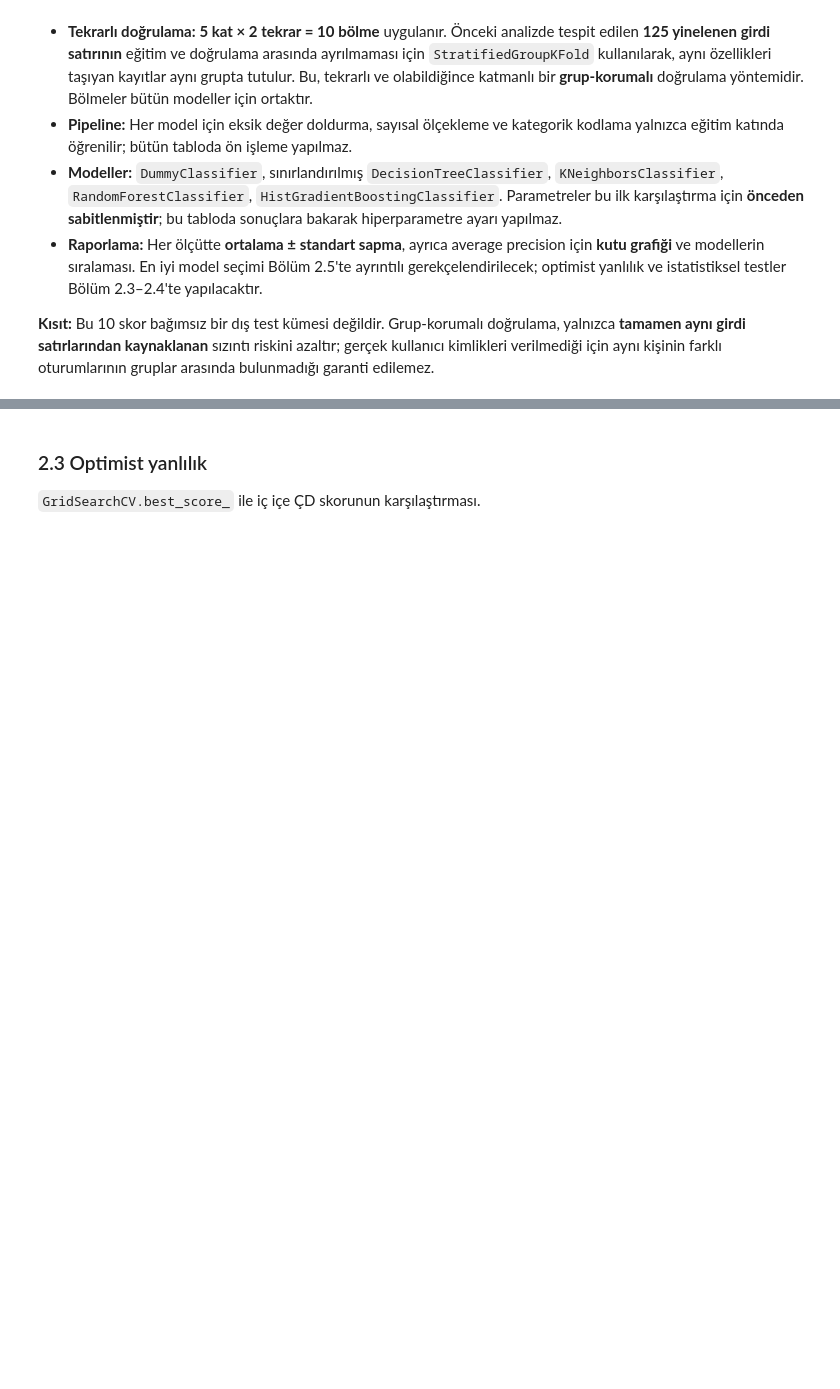
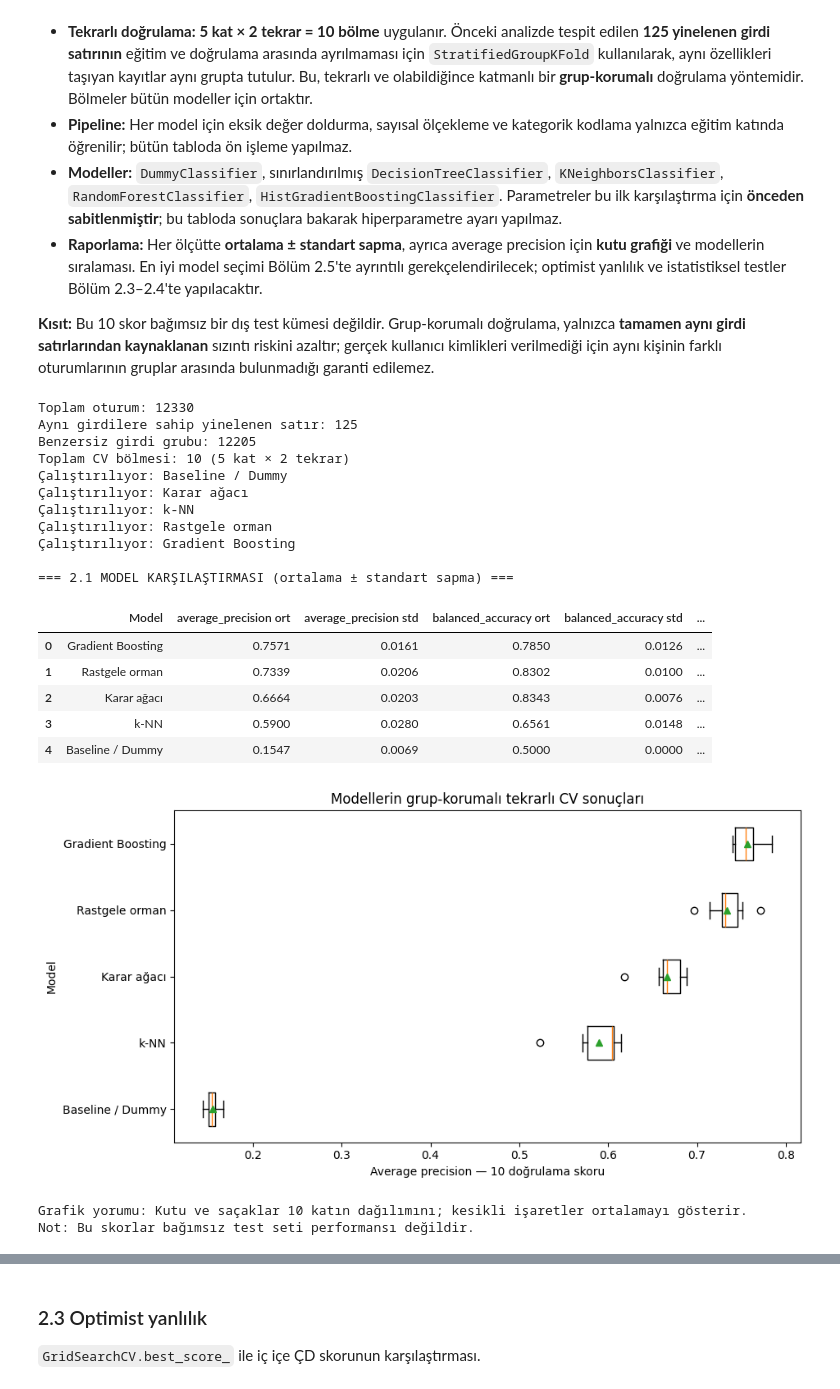
Before and after one commit to Sdesry/Proje1, a Jupyter notebook: proje1/BIL545_Proje1_TekKisi.ipynb, the cells around one changed output, grey strips where cells are left out. Saved outputs shown, nothing was run; the diff lists cells and outputs as text; code cells hidden in the pictures; blank space fills up the shorter version.

```diff
--- a/proje1/BIL545_Proje1_TekKisi.ipynb
+++ b/proje1/BIL545_Proje1_TekKisi.ipynb
@@ -1254,32 +1254,53 @@ for name_21, clf_21 in model_definitions_21.items():
         n_jobs=1, error_score="raise"
     )
     raw_scores_21[name_21] = score_21
     item_21 = {"Model": name_21}
     for metric_21 in scoring_21:
         vals_21 = score_21["test_" + metric_21]
         item_21[metric_21 + " ort"] = round(float(vals_21.mean()), 4)
         item_21[metric_21 + " std"] = round(float(vals_21.std(ddof=1)), 4)
     comparison_rows_21.append(item_21)
 
 comparison_results_21 = pd.DataFrame(comparison_rows_21)
 comparison_results_21 = comparison_results_21.sort_values(
     by="average_precision ort", ascending=False
 ).reset_index(drop=True)
 print("\n=== 2.1 MODEL KARŞILAŞTIRMASI (ortalama ± standart sapma) ===")
 display(comparison_results_21)
 
 ordered_names_21 = comparison_results_21["Model"].tolist()
 score_vectors_21 = [raw_scores_21[name]["test_average_precision"]
                     for name in ordered_names_21]
 fig, ax = plt.subplots(figsize=(9.5, 5))
-ax.boxplot(score_vectors_21, vert=False, labels=ordered_names_21,
+ax.boxplot(score_vectors_21, vert=False, tick_labels=ordered_names_21,
            showmeans=True)
 ax.invert_yaxis()
 ax.set_xlabel("Average precision — 10 doğrulama skoru")
 ax.set_ylabel("Model")
 ax.set_title("Modellerin grup-korumalı tekrarlı CV sonuçları")
 fig.tight_layout()
 plt.show()
 print("Grafik yorumu: Kutu ve saçaklar 10 katın dağılımını; kesikli işaretler ortalamayı gösterir.")
 print("Not: Bu skorlar bağımsız test seti performansı değildir.")
+# %% [output]
+Toplam oturum: 12330
+Aynı girdilere sahip yinelenen satır: 125
+Benzersiz girdi grubu: 12205
+Toplam CV bölmesi: 10 (5 kat × 2 tekrar)
+Çalıştırılıyor: Baseline / Dummy
+Çalıştırılıyor: Karar ağacı
+Çalıştırılıyor: k-NN
+Çalıştırılıyor: Rastgele orman
+Çalıştırılıyor: Gradient Boosting
+
+=== 2.1 MODEL KARŞILAŞTIRMASI (ortalama ± standart sapma) ===
+|  | Model | average_precision ort | average_precision std | balanced_accuracy ort | balanced_accuracy std | ... |
+| 0 | Gradient Boosting | 0.7571 | 0.0161 | 0.7850 | 0.0126 | ... |
+| 1 | Rastgele orman | 0.7339 | 0.0206 | 0.8302 | 0.0100 | ... |
+| 2 | Karar ağacı | 0.6664 | 0.0203 | 0.8343 | 0.0076 | ... |
+| 3 | k-NN | 0.5900 | 0.0280 | 0.6561 | 0.0148 | ... |
+| 4 | Baseline / Dummy | 0.1547 | 0.0069 | 0.5000 | 0.0000 | ... |
+[figure, added]
+Grafik yorumu: Kutu ve saçaklar 10 katın dağılımını; kesikli işaretler ortalamayı gösterir.
+Not: Bu skorlar bağımsız test seti performansı değildir.
 # %% [markdown]
```
Also changed, not shown: parts of 4 cells of this notebook.
